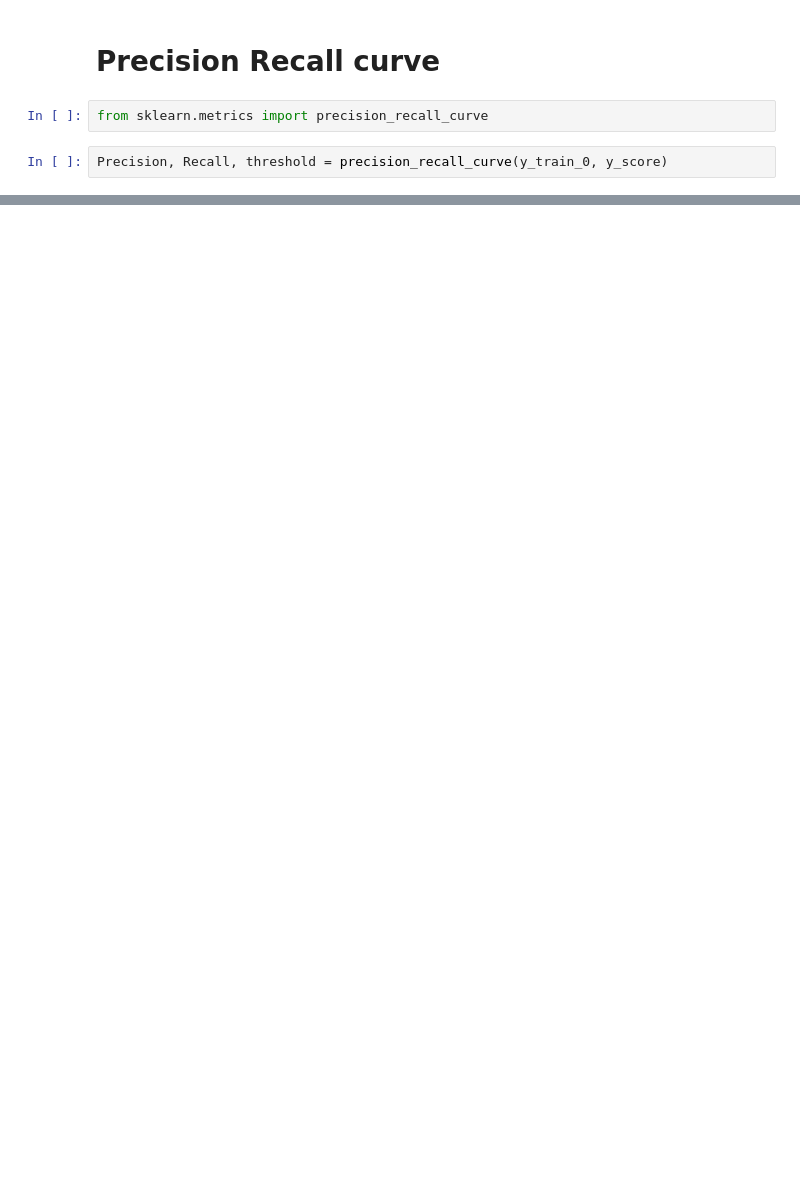
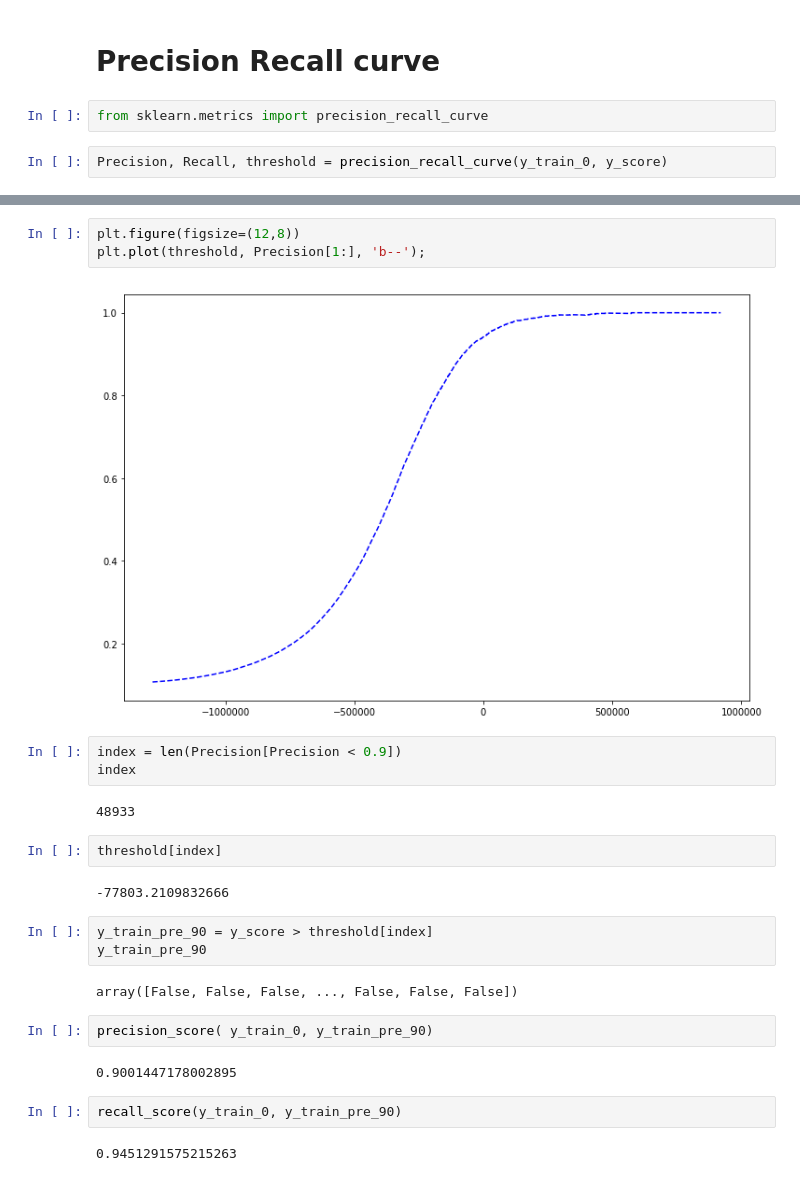
Before and after one commit to Kaushalkhokhar/MNIST-Project_5, a Jupyter notebook: MNIST Project_5.ipynb, the cells around one changed output, grey strips where cells are left out. Saved outputs shown, nothing was run; the diff lists cells and outputs as text; blank space fills up the shorter version.

```diff
--- a/MNIST Project_5.ipynb
+++ b/MNIST Project_5.ipynb
@@ -170,0 +179,27 @@ plt.show();
+# %%
+plt.figure(figsize=(12,8))
+plt.plot(threshold, Precision[1:], 'b--');
+# %% [output]
+[figure, added]
+# %%
+index = len(Precision[Precision < 0.9])
+index
+# %% [output]
+48933
+# %%
+threshold[index]
+# %% [output]
+-77803.2109832666
+# %%
+y_train_pre_90 = y_score > threshold[index]
+y_train_pre_90
+# %% [output]
+array([False, False, False, ..., False, False, False])
+# %%
+precision_score( y_train_0, y_train_pre_90)
+# %% [output]
+0.9001447178002895
+# %%
+recall_score(y_train_0, y_train_pre_90)
+# %% [output]
+0.9451291575215263
```
Also changed, not shown: parts of 32 cells of this notebook, 1 other file.
